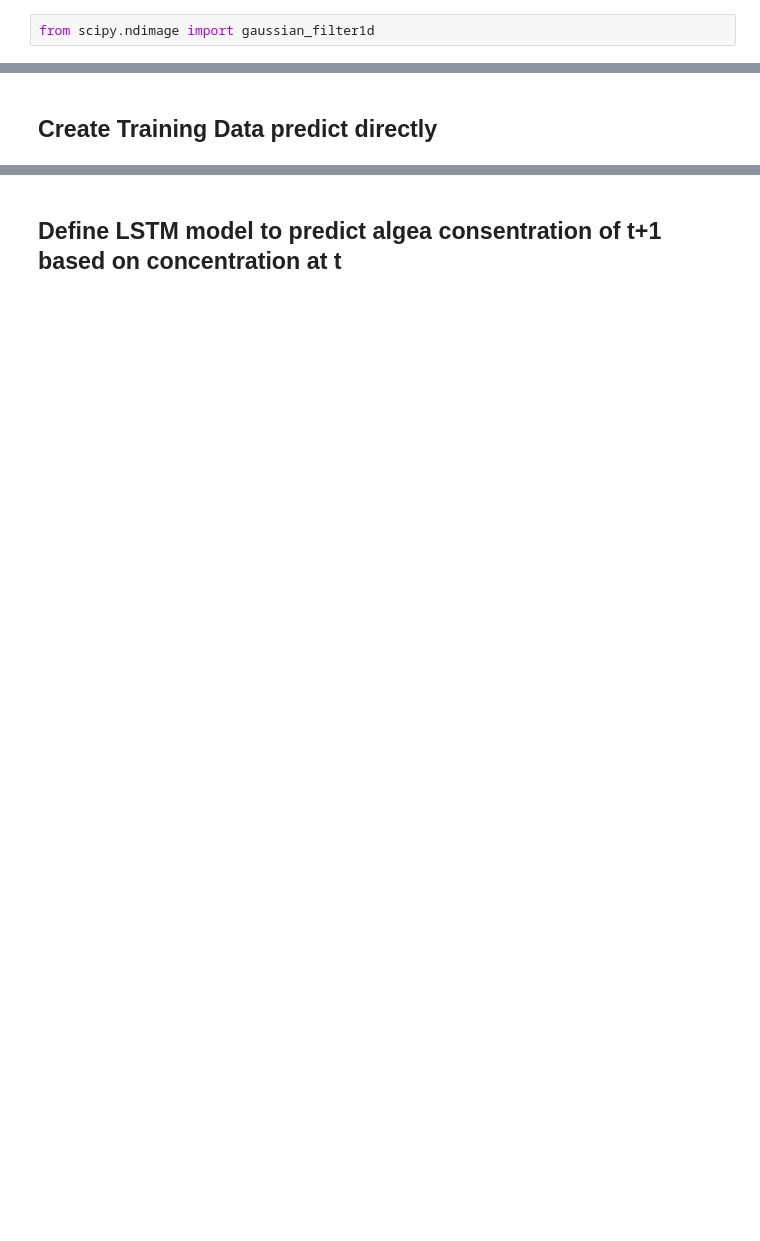
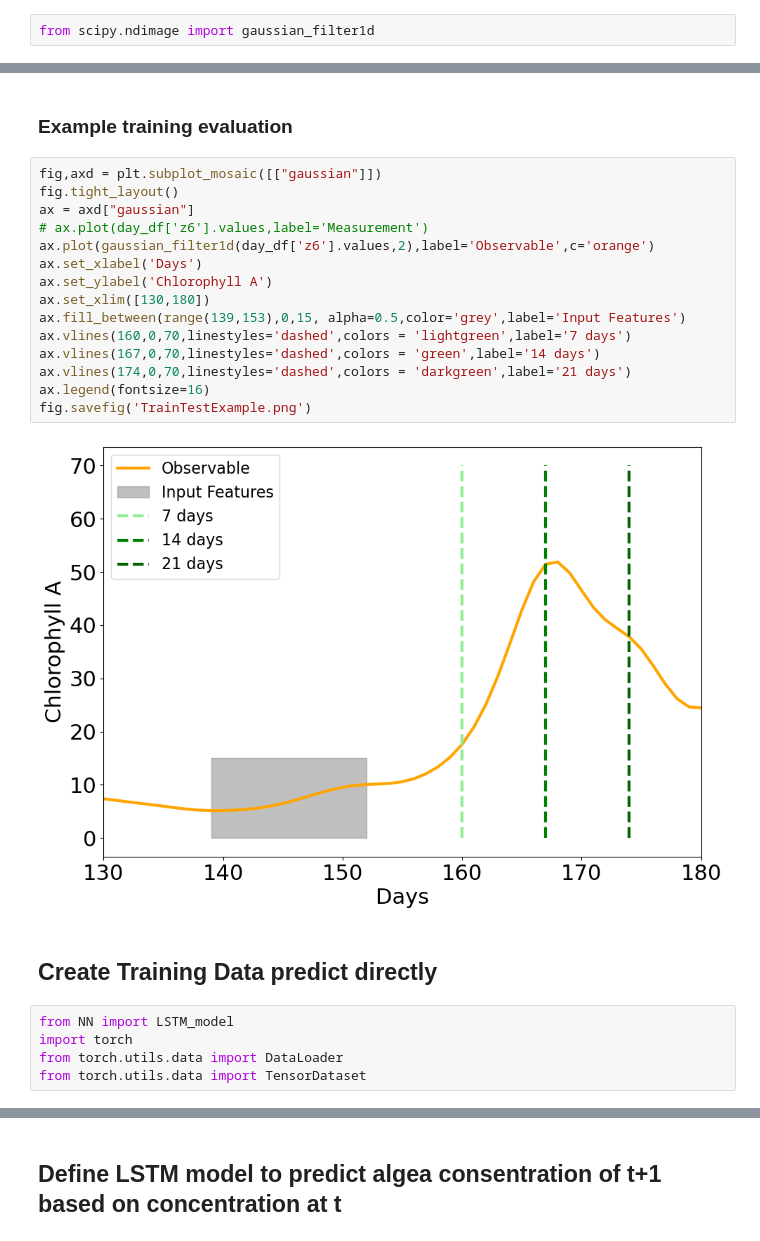
Before and after one commit to MTLehner/DSTSES_DataLakes, a Jupyter notebook: mtl_test_002.ipynb, the cells around one changed output, grey strips where cells are left out. Drawn from its saved outputs; the diff is of its cells as text; blank space fills up the shorter version.

```diff
--- a/mtl_test_002.ipynb
+++ b/mtl_test_002.ipynb
@@ -71,3 +79,27 @@ z6data = gaussian_filter1d(day_df['z6'].values,4)
+# %% [markdown]
+### Example training evaluation
+# %%
+fig,axd = plt.subplot_mosaic([["gaussian"]])
+fig.tight_layout()
+ax = axd["gaussian"]
+# ax.plot(day_df['z6'].values,label='Measurement')
+ax.plot(gaussian_filter1d(day_df['z6'].values,2),label='Observable',c='orange')
+ax.set_xlabel('Days')
+ax.set_ylabel('Chlorophyll A')
+ax.set_xlim([130,180])
+ax.fill_between(range(139,153),0,15, alpha=0.5,color='grey',label='Input Features')
+ax.vlines(160,0,70,linestyles='dashed',colors = 'lightgreen',label='7 days')
+ax.vlines(167,0,70,linestyles='dashed',colors = 'green',label='14 days')
+ax.vlines(174,0,70,linestyles='dashed',colors = 'darkgreen',label='21 days')
+ax.legend(fontsize=16)
+fig.savefig('TrainTestExample.png')
+# %% [output]
+[figure, added]
 # %% [markdown]
 ## Create Training Data predict directly
+# %%
+from NN import LSTM_model
+import torch
+from torch.utils.data import DataLoader
+from torch.utils.data import TensorDataset
 # %%
```
Also changed, not shown: parts of 70 cells of this notebook.
